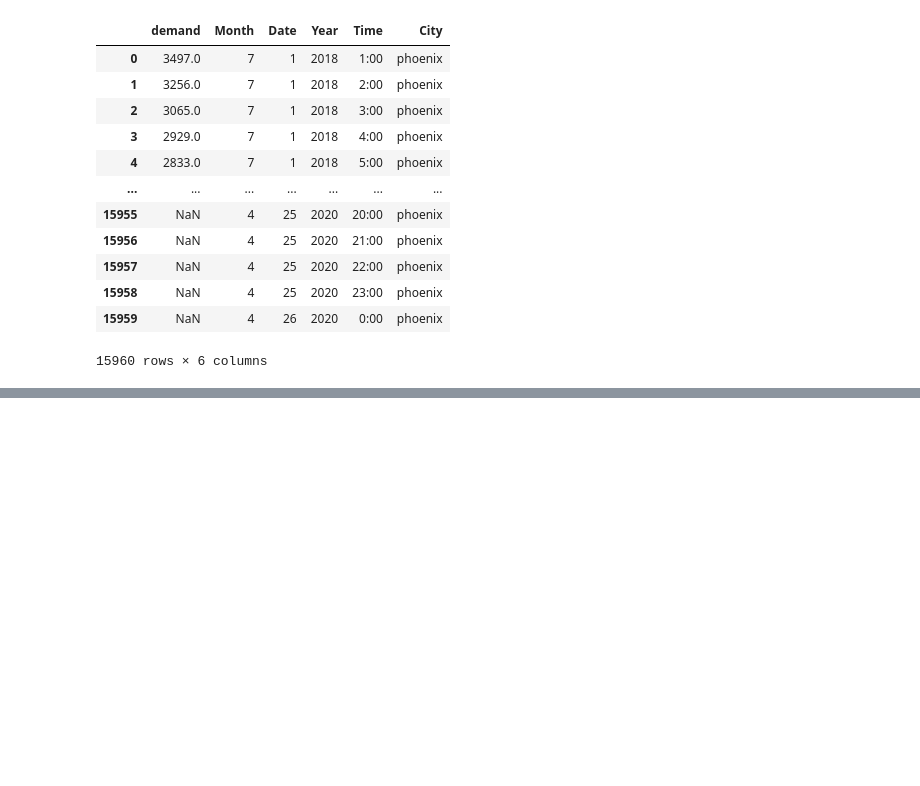
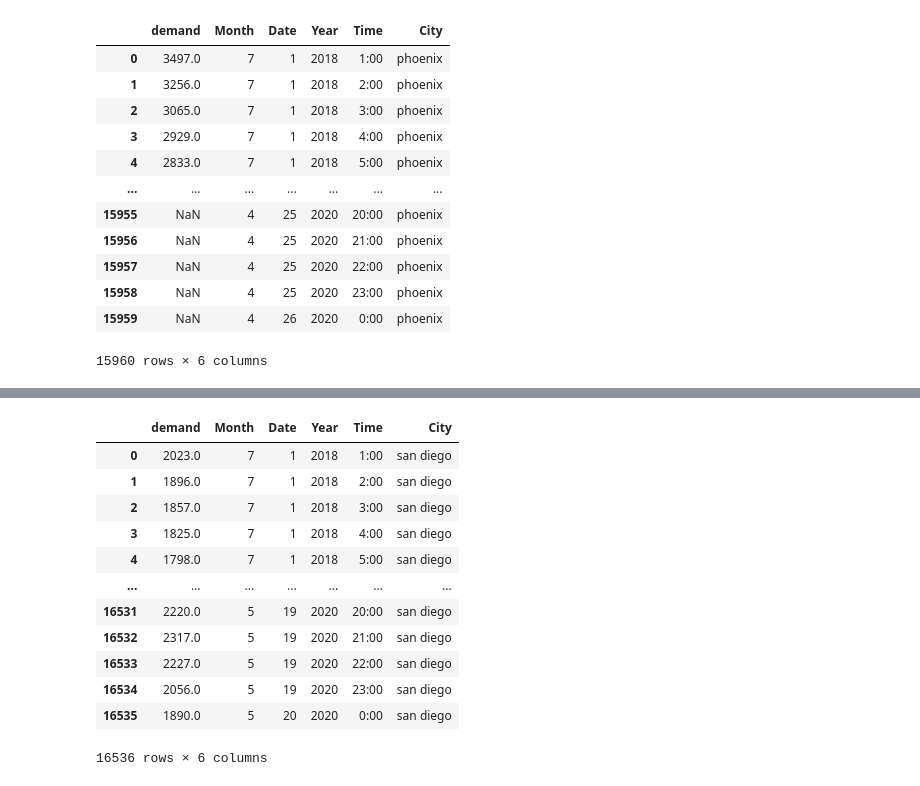
Before and after one commit to claytonmknight/Project3-Group5, a Jupyter notebook: Resources/ETL_code.ipynb, the cells around one changed output, grey strips where cells are left out. Saved outputs shown, nothing was run; the diff lists cells and outputs as text; code cells hidden in the pictures; blank space fills up the shorter version.

```diff
--- a/Resources/ETL_code.ipynb
+++ b/Resources/ETL_code.ipynb
@@ -102,0 +144,17 @@ phoenix_df.to_csv("phoenix.csv", index=False)
+# %%
+san_diego_df = electric_data_df[electric_data_df["City"]=="san diego"]
+san_diego_df.reset_index(drop=True)
+# %% [output]
+|  | demand | Month | Date | Year | Time | City |
+| 0 | 2023.0 | 7 | 1 | 2018 | 1:00 | san diego |
+| 1 | 1896.0 | 7 | 1 | 2018 | 2:00 | san diego |
+| 2 | 1857.0 | 7 | 1 | 2018 | 3:00 | san diego |
+| 3 | 1825.0 | 7 | 1 | 2018 | 4:00 | san diego |
+| 4 | 1798.0 | 7 | 1 | 2018 | 5:00 | san diego |
+| ... | ... | ... | ... | ... | ... | ... |
+| 16531 | 2220.0 | 5 | 19 | 2020 | 20:00 | san diego |
+| 16532 | 2317.0 | 5 | 19 | 2020 | 21:00 | san diego |
+| 16533 | 2227.0 | 5 | 19 | 2020 | 22:00 | san diego |
+| 16534 | 2056.0 | 5 | 19 | 2020 | 23:00 | san diego |
+| 16535 | 1890.0 | 5 | 20 | 2020 | 0:00 | san diego |
+16536 rows × 6 columns
```
Also changed, not shown: parts of 6 cells of this notebook, 5 other files.
